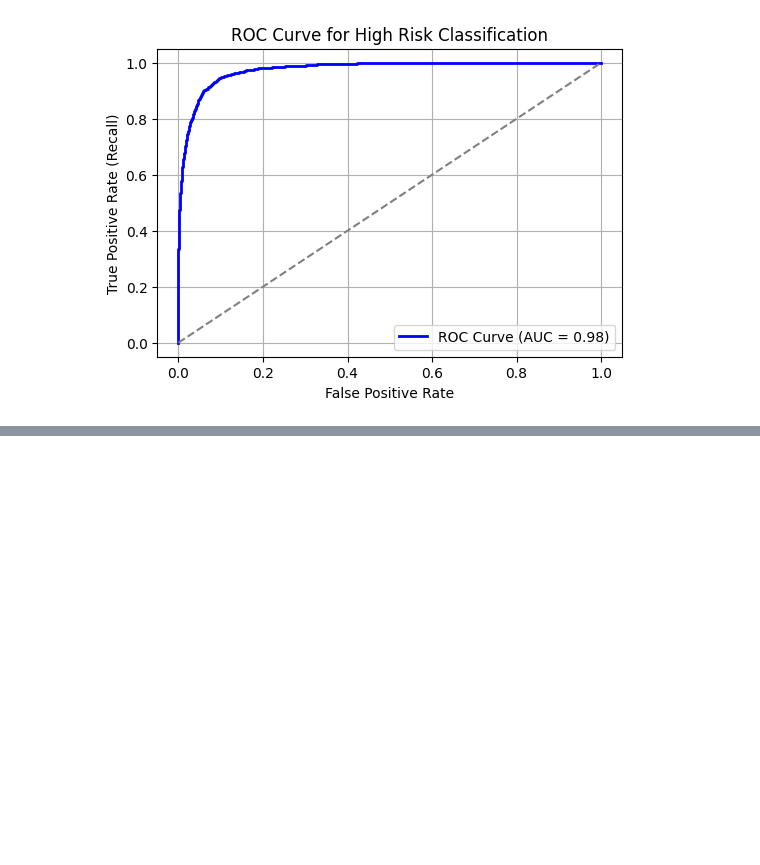
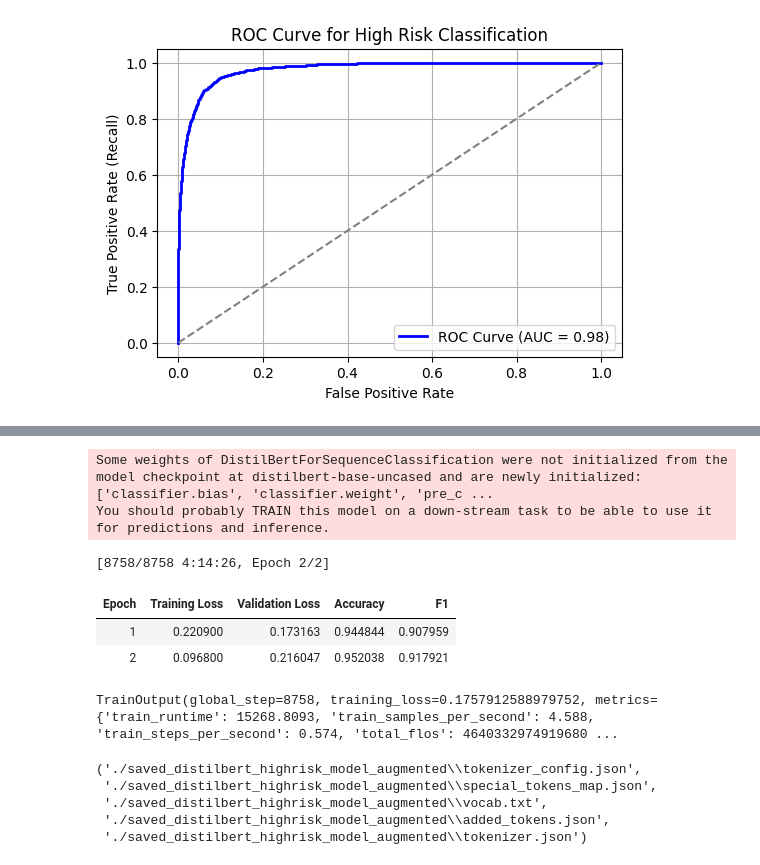
Before and after one commit to reallyjustalan/DSA3101_Group8_Project1, a Jupyter notebook: B4/DSA3101_B4_Predictive_Modelling.ipynb, the cells around one changed output, grey strips where cells are left out. Saved outputs shown, nothing was run; the diff lists cells and outputs as text; code cells hidden in the pictures; blank space fills up the shorter version.

```diff
--- a/B4/DSA3101_B4_Predictive_Modelling.ipynb
+++ b/B4/DSA3101_B4_Predictive_Modelling.ipynb
@@ -267,0 +293,19 @@ plt.show()
+# %%
+# Load original dataset
+original_df = pd.read_csv("Labelled_DisneylandReviews.csv")
+
+# Load dataset with back-translated reviews
+translated_df = pd.read_csv("Labelled_DisneylandReviews_Augmented.csv")  # replace with your file path
+
+# Drop rows with missing back-translated reviews
+translated_df = translated_df.dropna(subset=["back_translated_review"])
+
+# Keep only relevant columns
+translated_cleaned = translated_df[["back_translated_review", "bert_sentiment"]].copy()
+translated_cleaned.columns = ["Review_Text", "bert_sentiment"]  # Rename to match original
+
+# Combine both datasets
+combined_df = pd.concat([original_df[["Review_Text", "bert_sentiment"]], translated_cleaned], ignore_index=True)
+
+# Save to new file if needed
+combined_df.to_csv("Combined_DisneylandReviews.csv", index=False)
@@ -267,0 +370,57 @@ plt.show()
+# %%
+from transformers import TrainingArguments, Trainer
+import numpy as np
+from sklearn.metrics import accuracy_score, f1_score
+from transformers import DistilBertForSequenceClassification
+
+model = DistilBertForSequenceClassification.from_pretrained("distilbert-base-uncased", num_labels=2)
+
+training_args = TrainingArguments(
+    output_dir="./bert-high-risk",
+    evaluation_strategy="epoch",
+    save_strategy="epoch",
+    logging_dir="./logs",
+    learning_rate=2e-5,
+    per_device_train_batch_size=8,
+    per_device_eval_batch_size=8,
+    num_train_epochs=2,
+    load_best_model_at_end=True,
+    weight_decay=0.01,
+)
+
+def compute_metrics(eval_pred):
+    logits, labels = eval_pred
+    preds = np.argmax(logits, axis=1)
+    return {
+        "accuracy": accuracy_score(labels, preds),
+        "f1": f1_score(labels, preds)
+    }
+
+trainer = Trainer(
+    model=model,
+    args=training_args,
+    train_dataset=train_ds,
+    eval_dataset=val_ds,
+    tokenizer=tokenizer,
+    compute_metrics=compute_metrics
+)
+
+# Train!
+trainer.train()
+# %% [output]
+Some weights of DistilBertForSequenceClassification were not initialized from the model checkpoint at distilbert-base-uncased and are newly initialized: ['classifier.bias', 'classifier.weight', 'pre_c ...
+You should probably TRAIN this model on a down-stream task to be able to use it for predictions and inference.
+[8758/8758 4:14:26, Epoch 2/2]
+| Epoch | Training Loss | Validation Loss | Accuracy | F1 |
+| 1 | 0.220900 | 0.173163 | 0.944844 | 0.907959 |
+| 2 | 0.096800 | 0.216047 | 0.952038 | 0.917921 |
+TrainOutput(global_step=8758, training_loss=0.1757912588979752, metrics={'train_runtime': 15268.8093, 'train_samples_per_second': 4.588, 'train_steps_per_second': 0.574, 'total_flos': 4640332974919680 ...
+# %%
+trainer.save_model("./saved_distilbert_highrisk_model_augmented")
+tokenizer.save_pretrained("./saved_distilbert_highrisk_model_augmented")
+# %% [output]
+('./saved_distilbert_highrisk_model_augmented\\tokenizer_config.json',
+ './saved_distilbert_highrisk_model_augmented\\special_tokens_map.json',
+ './saved_distilbert_highrisk_model_augmented\\vocab.txt',
+ './saved_distilbert_highrisk_model_augmented\\added_tokens.json',
+ './saved_distilbert_highrisk_model_augmented\\tokenizer.json')
```
Also changed, not shown: parts of 10 cells of this notebook.
